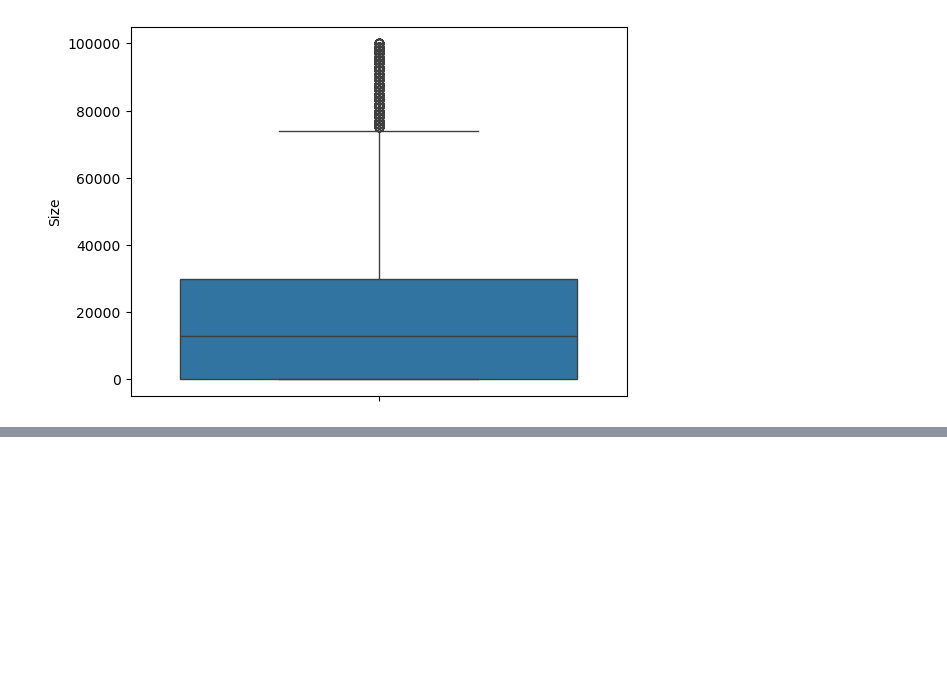
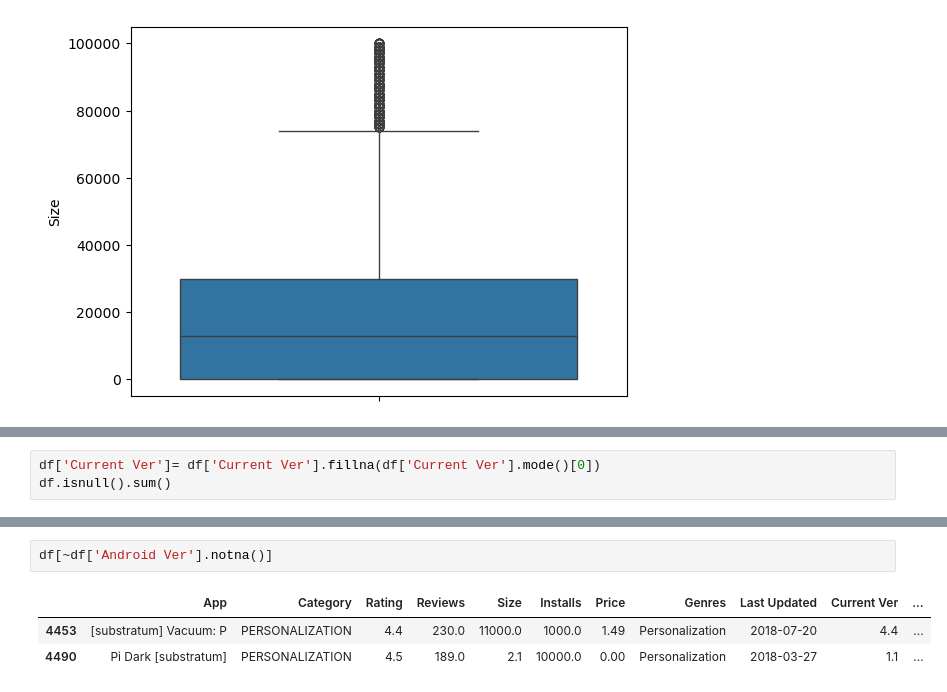
Before and after one commit to Bhardwaj-Ayush/DataScience, a Jupyter notebook: 25.EDA_Projects/2.EDA_Playstore.ipynb, the cells around one changed output, grey strips where cells are left out. Cells and saved outputs as stored; diff of their text form; blank space fills up the shorter version.

```diff
--- a/25.EDA_Projects/2.EDA_Playstore.ipynb
+++ b/25.EDA_Projects/2.EDA_Playstore.ipynb
@@ -474,0 +597,3 @@ sns.boxplot(df['Size'])
+# %%
+df['Current Ver']= df['Current Ver'].fillna(df['Current Ver'].mode()[0])
+df.isnull().sum()
@@ -474,0 +616,6 @@ sns.boxplot(df['Size'])
+# %%
+df[~df['Android Ver'].notna()]
+# %% [output]
+|  | App | Category | Rating | Reviews | Size | Installs | Price | Genres | Last Updated | Current Ver | ... |
+| 4453 | [substratum] Vacuum: P | PERSONALIZATION | 4.4 | 230.0 | 11000.0 | 1000.0 | 1.49 | Personalization | 2018-07-20 | 4.4 | ... |
+| 4490 | Pi Dark [substratum] | PERSONALIZATION | 4.5 | 189.0 | 2.1 | 10000.0 | 0.00 | Personalization | 2018-03-27 | 1.1 | ... |
```
Also changed, not shown: parts of 28 cells of this notebook, 1 other file.
